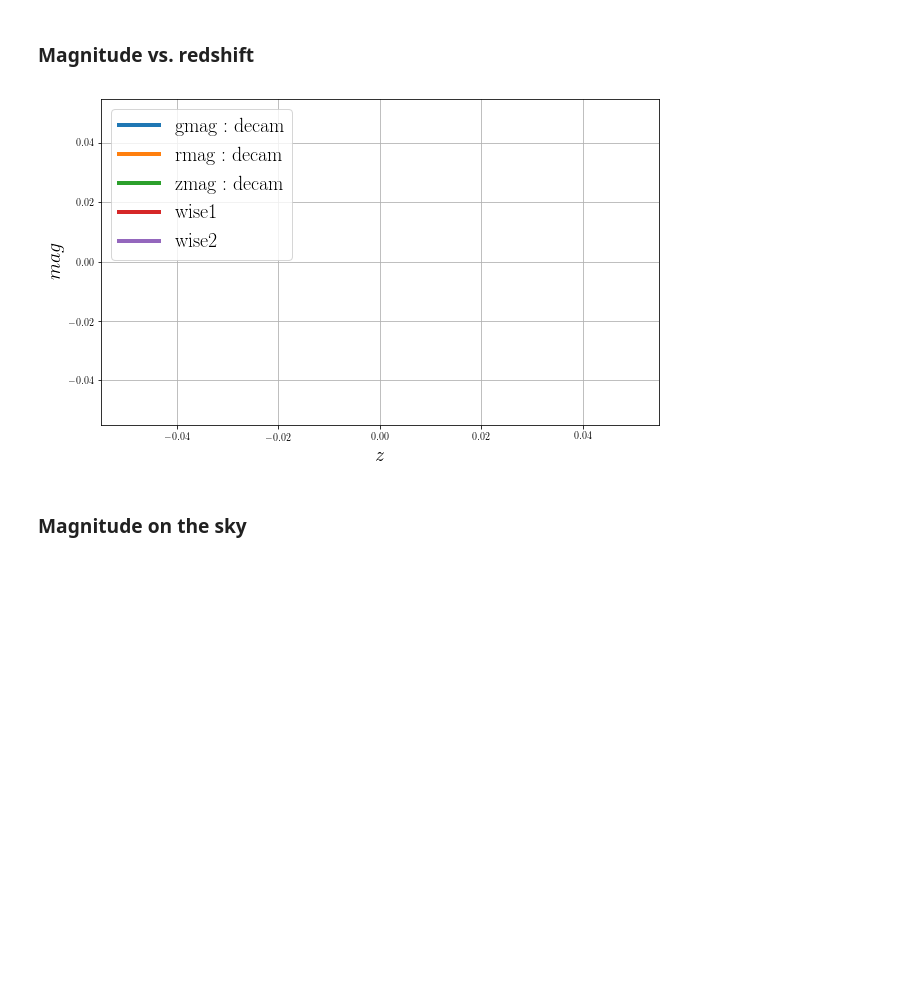
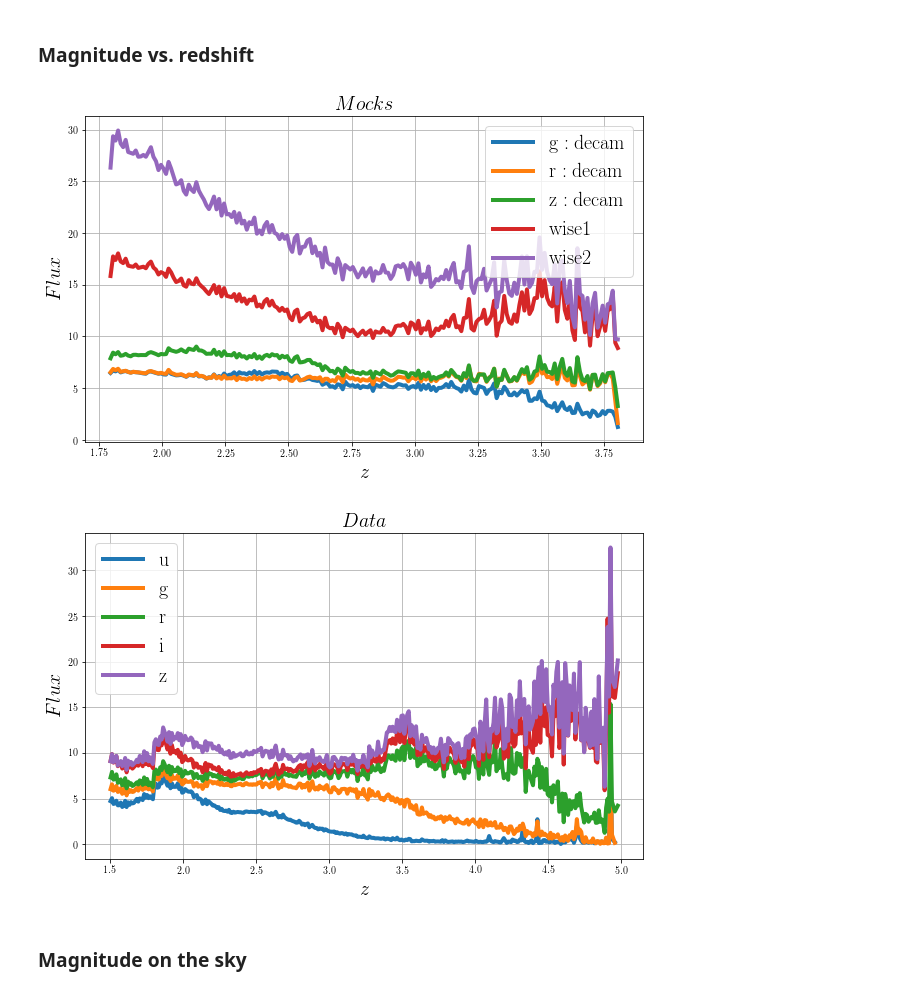
Before and after one commit to igmhub/desi_QA, a Jupyter notebook: Mocks/QA_plots.ipynb, the cells around one changed output. Drawn from its saved outputs; the diff is of its cells as text; code cells hidden in the pictures; blank space fills up the shorter version.

Commit message:
analyse eBOSS mocks using DESI

```diff
--- a/Mocks/QA_plots.ipynb
+++ b/Mocks/QA_plots.ipynb
@@ -84,12 +86,13 @@ data['fit_xcf'] = data['raw_path']+'/Correlations_LYA/Fit/LYA_QSO/result.h5'
 # __Catalogs__
 # %%
 # Catalogs
-cat_path = {#'master':mock_base+'master.fits',
+cat_path = {'master':mock['mock_base']+'master.fits',
             'zcat':mock['mock_quick']+'/zcat.fits',
             'desiDRQ':mock['mock_quick']+'/zcat_desi_drq.fits',
-            #'random':mock_base+'/master_randoms.fits.gz'
+            'random':mock['mock_base']+'/master_randoms.fits.gz',
+            'Data(DR14)':data['QSO_catalog'],
             }
-redshift_key = {'master':'Z_QSO_RSD', 'zcat':'Z', 'desiDRQ':'Z','random':'Z'}
+redshift_key = {'master':'Z_QSO_RSD', 'zcat':'Z', 'desiDRQ':'Z','random':'Z','Data(DR14)':'Z'}
 # %% [markdown]
 ### Redshift distribution of the different catalogs
 
@@ -196,9 +217,14 @@ h.close()
 # %%
-bins = sp.arange(mag.min(), mag.max(), 0.1)
-for i in range(5):
-    plt.hist(mag[:,i],bins=bins,linewidth=4,histtype='step',label=r'$\mathrm{'+name_mag[i]+'}$')
-plt.xlabel(r'magnitude')
-plt.ylabel(r'number')
-plt.legend(loc=2)
-plt.grid()
+for name,vals in toPlot.items():
+    flx = vals['FLUX']
+    for i in range(5):
+        w = flx[:,i]>0.
+        bins = sp.arange(sp.log10(flx[:,i][w].min()), sp.log10(flx[:,i][w].max()), 0.1)
+        plt.hist(sp.log10(flx[:,i][w]),bins=bins,linewidth=4,histtype='step',label=r'$\mathrm{'+vals['NAME'][i]+'}$')
+    plt.xlabel(r'$Flux$')
+    plt.ylabel(r'$\#$')
+    plt.title(r'$'+name+'$',fontsize=20)
+    plt.legend()
+    plt.grid()
+    plt.show()
 # %% [output]
@@ -235,15 +262,21 @@ def Get_TProfile(ar1, ar2, nbBin1, we2=None):
 ### Magnitude vs. redshift
 # %%
 bins = sp.arange(1.5, 5., 0.01)
-for i in range(5):
-    axisX, mean, err, number = Get_TProfile(z,mag[:,i], bins)
-    plt.plot(axisX, mean,linewidth=4,label=r'$\mathrm{'+name_mag[i]+'}$')
-plt.xlabel(r'$z$')
-plt.ylabel(r'$mag$')
-plt.legend(loc=2)
-plt.grid()
+for name,vals in toPlot.items():
+    flx = vals['FLUX']
+    for i in range(5):
+        w = flx[:,i]>0.
+        axisX, mean, err, number = Get_TProfile(vals['Z'][w],flx[:,i][w], bins)
+        plt.plot(axisX, mean,linewidth=4,label=r'$\mathrm{'+vals['NAME'][i]+'}$')
+    plt.xlabel(r'$z$')
+    plt.ylabel(r'$Flux$')
+    plt.title(r'$'+name+'$',fontsize=20)
+    plt.legend()
+    plt.grid()
+    plt.show()
 # %% [output]
-[figure, old version]
+[figure, new version]
+[figure, added]
 # %% [markdown]
 ### Magnitude on the sky
 # %%
```
Also changed, not shown: parts of 70 cells of this notebook, 1 other file.
